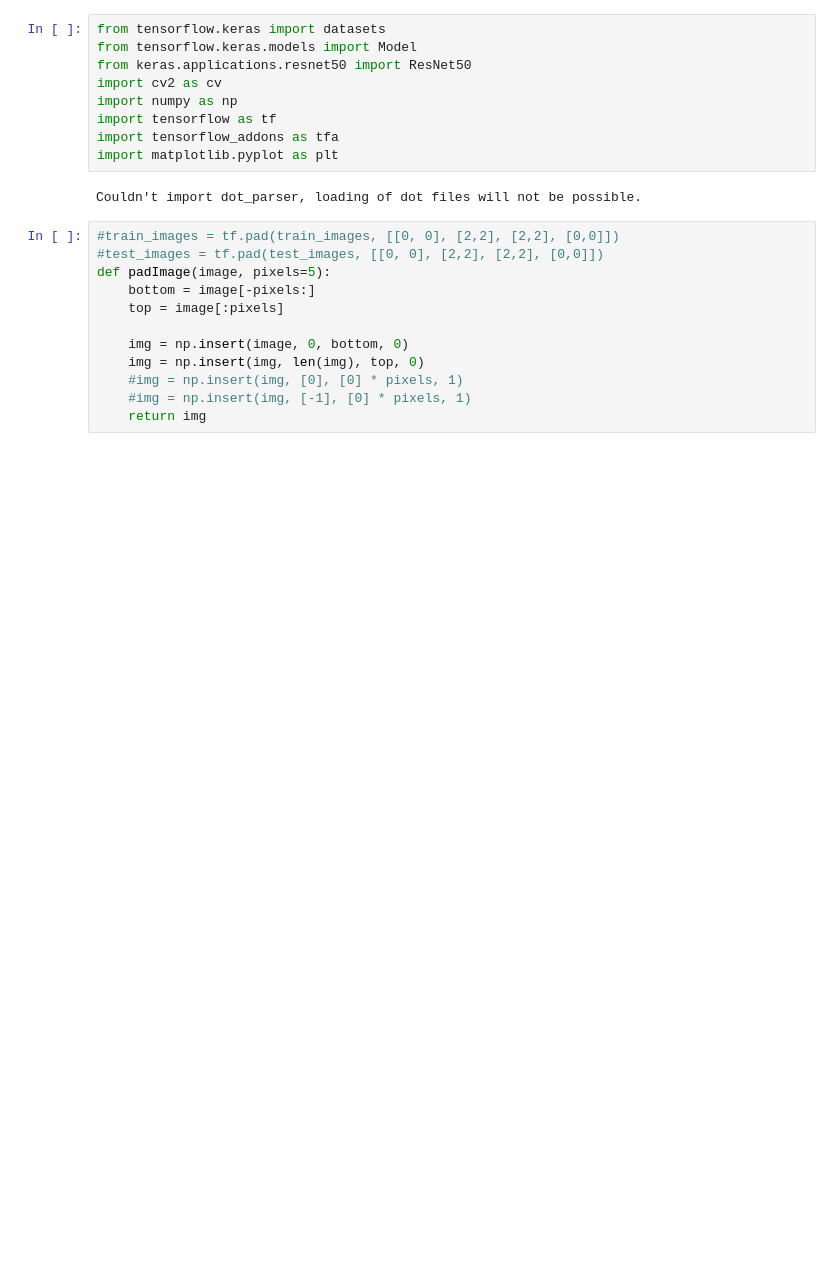
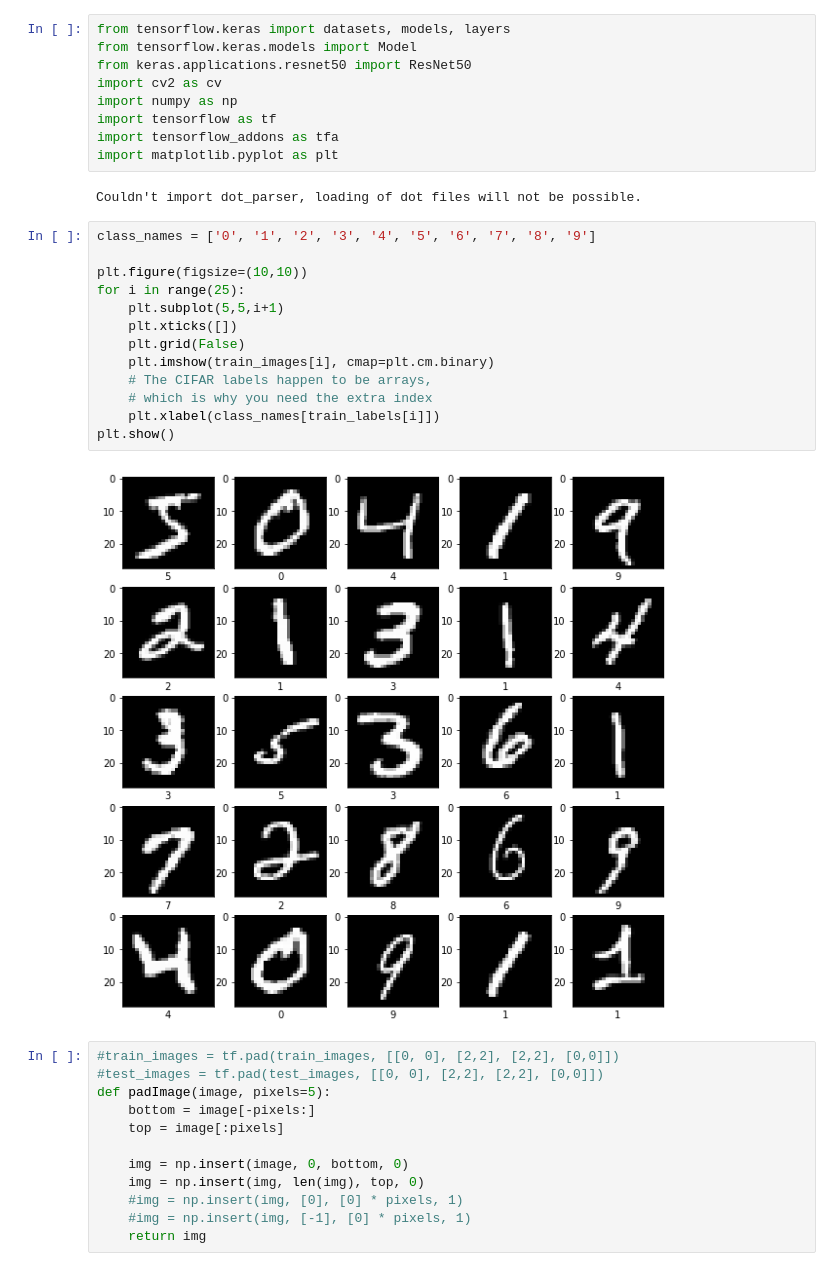
Before and after one commit to Kenn96/P6, a Jupyter notebook: resnet 50 test.ipynb, the cells around one changed output. Cells and saved outputs as stored; diff of their text form; blank space fills up the shorter version.

```diff
--- a/resnet 50 test.ipynb
+++ b/resnet 50 test.ipynb
@@ -1,5 +1,5 @@
 # %%
-from tensorflow.keras import datasets
+from tensorflow.keras import datasets, models, layers
 from tensorflow.keras.models import Model
 from keras.applications.resnet50 import ResNet50
 import cv2 as cv
@@ -9,6 +9,21 @@ import tensorflow_addons as tfa
 import matplotlib.pyplot as plt
 # %% [output]
 Couldn't import dot_parser, loading of dot files will not be possible.
+# %%
+class_names = ['0', '1', '2', '3', '4', '5', '6', '7', '8', '9']
+
+plt.figure(figsize=(10,10))
+for i in range(25):
+    plt.subplot(5,5,i+1)
+    plt.xticks([])
+    plt.grid(False)
+    plt.imshow(train_images[i], cmap=plt.cm.binary)
+    # The CIFAR labels happen to be arrays,
+    # which is why you need the extra index
+    plt.xlabel(class_names[train_labels[i]])
+plt.show()
+# %% [output]
+[figure, added]
 # %%
 #train_images = tf.pad(train_images, [[0, 0], [2,2], [2,2], [0,0]])
 #test_images = tf.pad(test_images, [[0, 0], [2,2], [2,2], [0,0]])
```
Also changed, not shown: parts of 14 cells of this notebook.
